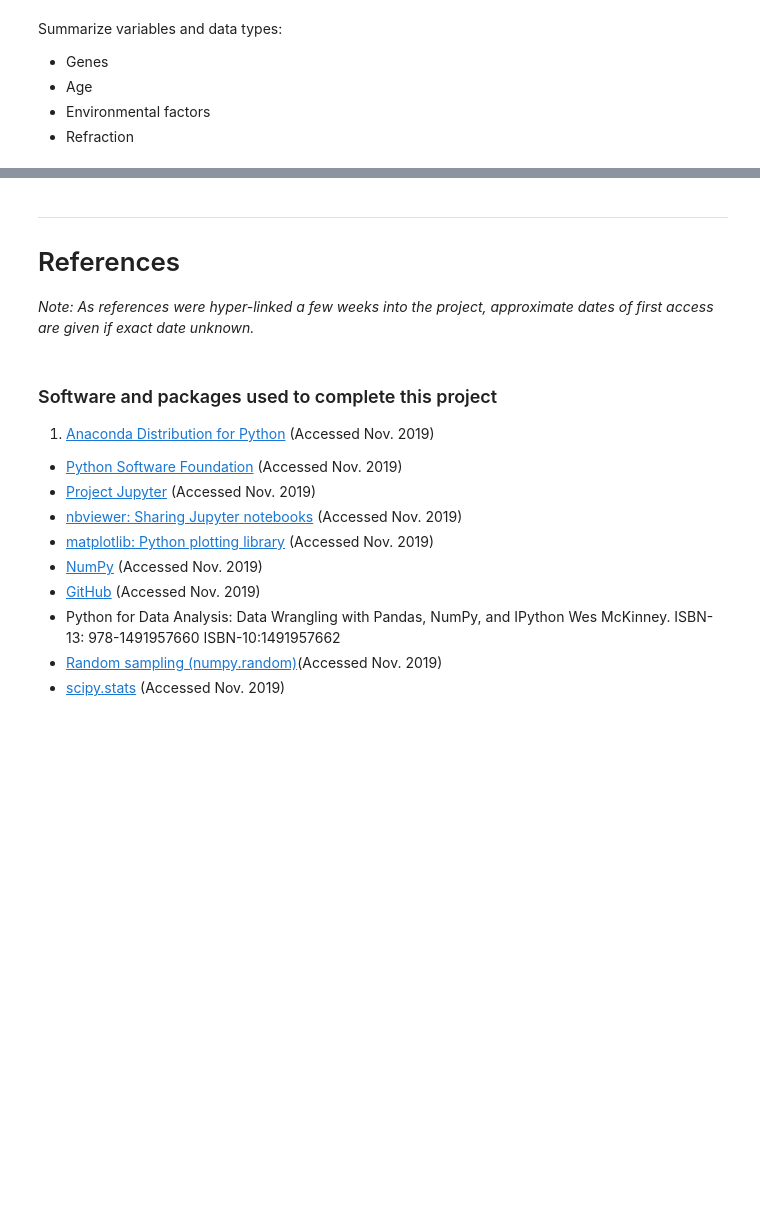
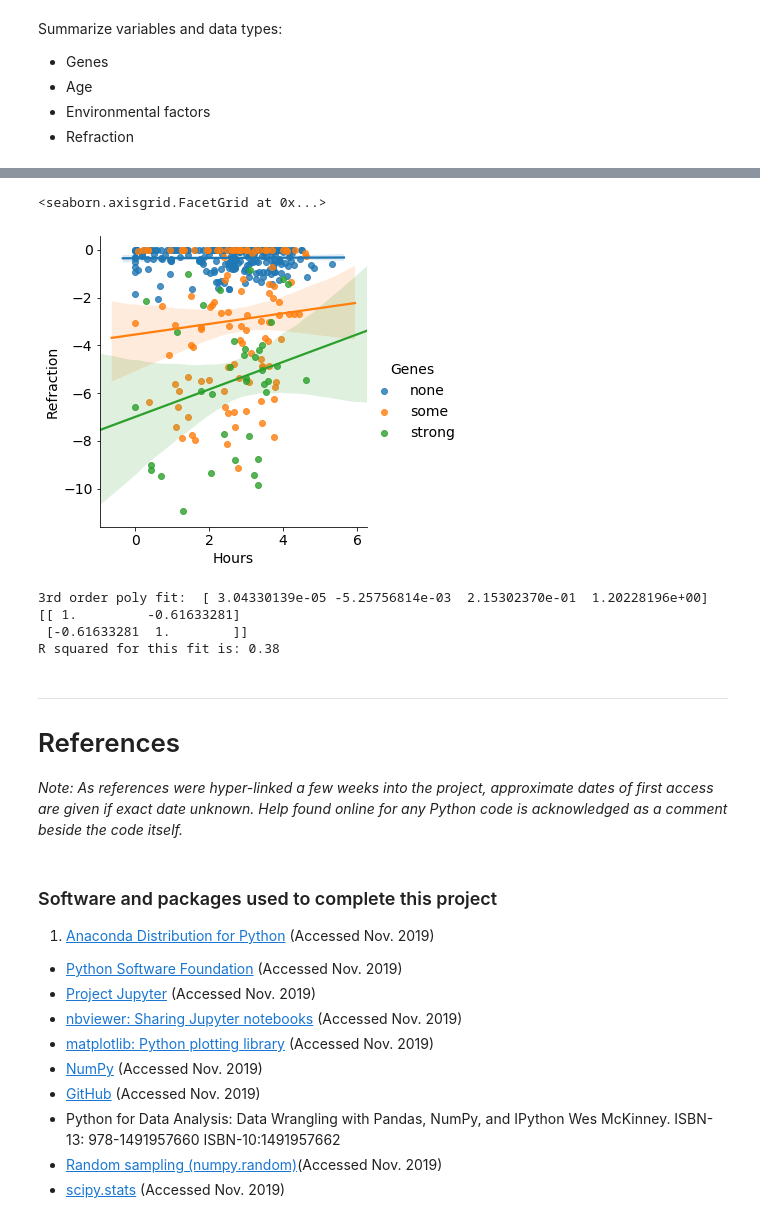
Before and after one commit to elizabethdaly/simulating-data, a Jupyter notebook: eyesight.ipynb, the cells around one changed output, grey strips where cells are left out. Cells and saved outputs as stored; diff of their text form; code cells hidden in the pictures; blank space fills up the shorter version.

```diff
--- a/eyesight.ipynb
+++ b/eyesight.ipynb
@@ -610,7 +656,25 @@ If I were presented with this data set, what would I think?
+# %%
+sns.lmplot(x="Hours", y="Refraction", hue="Genes", data=df)
+# %% [output]
+<seaborn.axisgrid.FacetGrid at 0x...>
+[figure, added]
+# %%
+# Do simple linear regression for x = Age, y = Hours
+slr = np.polyfit(df['Age'], df['Hours'], 3) #(x,y)
+print("3rd order poly fit: ", slr)
+# Calculate the correlation matrix.
+print(np.corrcoef(df['Age'], df['Hours']))
+# Square off-diagonal element to get Rsquared. [row=0][col=1]
+print("R squared for this fit is:", round(np.corrcoef(df['Age'], df['Hours'])[0][1] ** 2, 3))
+# %% [output]
+3rd order poly fit:  [ 3.04330139e-05 -5.25756814e-03  2.15302370e-01  1.20228196e+00]
+[[ 1.         -0.61633281]
+ [-0.61633281  1.        ]]
+R squared for this fit is: 0.38
 # %% [markdown]
 ***
 # References
-*Note: As references were hyper-linked a few weeks into the project, approximate dates of first access are given if exact date unknown.*
+*Note: As references were hyper-linked a few weeks into the project, approximate dates of first access are given if exact date unknown. Help found online for any Python code is acknowledged as a comment beside the code itself.*
 # %% [markdown]
 ### Software and packages used to complete this project
 
```
Also changed, not shown: parts of 49 cells of this notebook.
